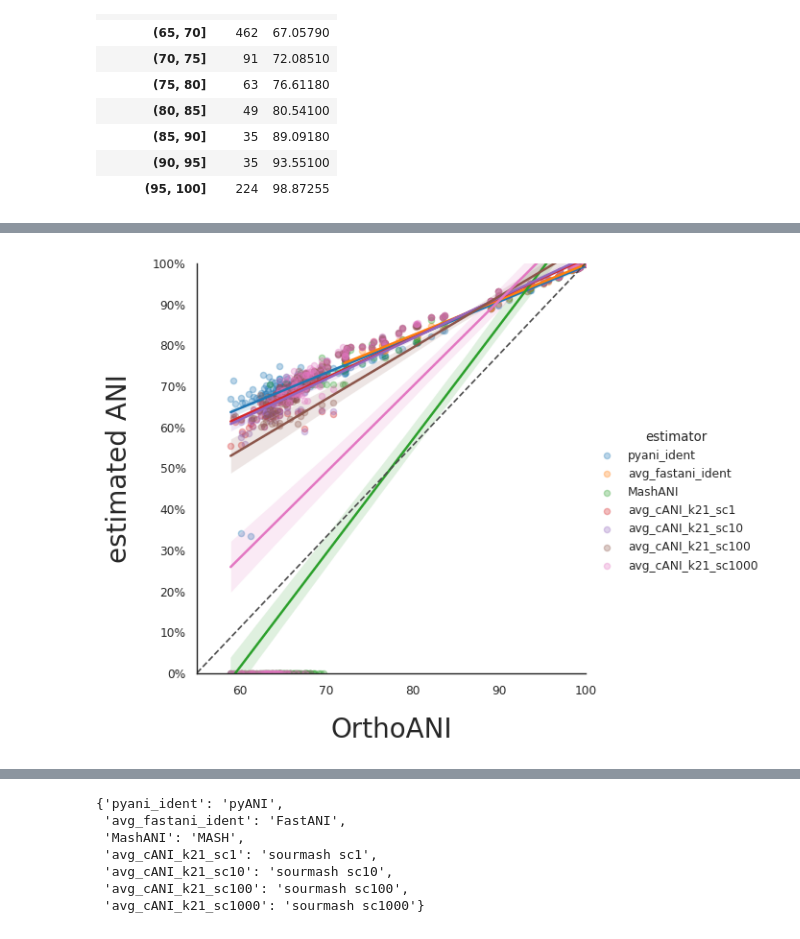
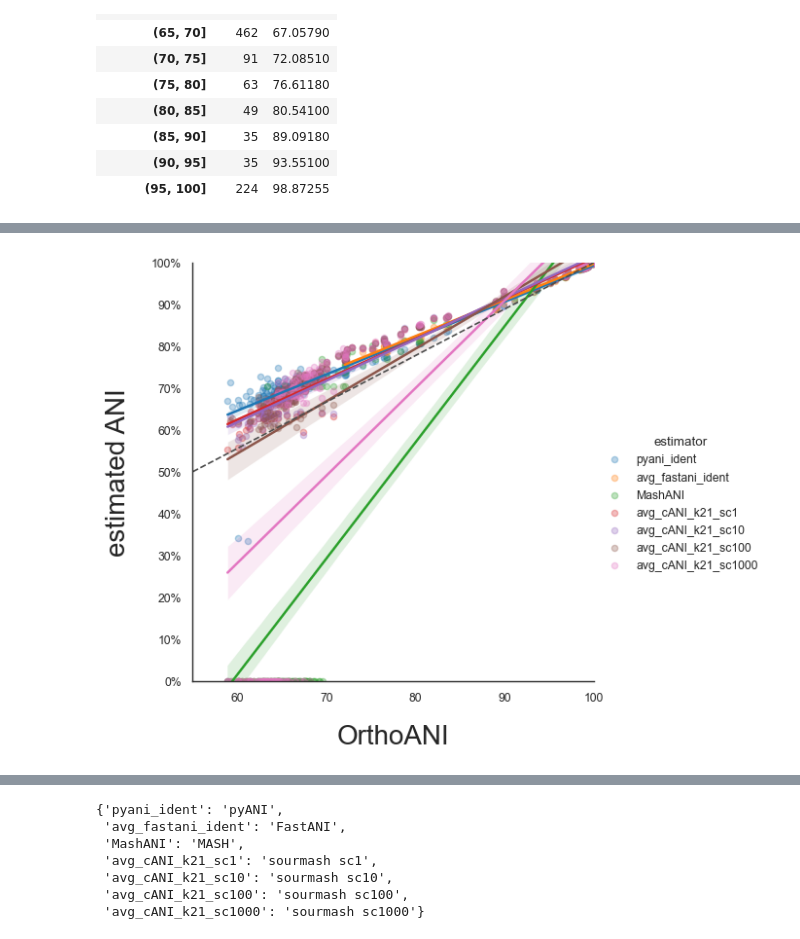
Before and after one commit to bluegenes/2022-focused-cani-comparisons, a Jupyter notebook: 05.plot-comparisons.ipynb, the cells around one changed output, grey strips where cells are left out. Saved outputs shown, nothing was run; the diff lists cells and outputs as text; code cells hidden in the pictures.

```diff
--- a/05.plot-comparisons.ipynb
+++ b/05.plot-comparisons.ipynb
@@ -97,30 +97,30 @@ melted.groupby('estimator').agg(lambda ANI_nz: ANI_nz.eq(0).sum())
 # %%
 # lmplot, including the zeroes
 sns.set_style("white")
 #with sns.plotting_context("paper", font_scale=1.7,rc={"font.size":25,"axes.titlesize":20,"axes.labelsize":20}):
 
 g=sns.lmplot(data=melted,x="orthoANI_value", y="ANI", hue="estimator", scatter_kws={"s": 20, "alpha":0.3})
     #lgd=g.legend(bbox_to_anchor=(1.05, 1), loc=2, borderaxespad=0.)
     #plt.gcf().set_size_inches(11, 7)
     #g.set(xlim=(65, 100), ylim=(0.65, 1))
 xlim=(55, 100)#None
 ylim= (0, 1)
 for ax in g.fig.axes:
     ax.set(xlim=xlim, ylim=ylim)
-    ax.plot(xlim, ylim, ls="--", c=".3")
+    ax.plot(xlim, (0.5, 1), ls="--", c=".3")
     ax.xaxis.set_major_locator(ticker.MultipleLocator(10))
     ax.yaxis.set_major_locator(ticker.MultipleLocator(0.1))
     ax.yaxis.set_major_formatter(ticker.PercentFormatter(xmax=1,decimals=0))
     #ax.xaxis.set_major_formatter(ticker.PercentFormatter(xmax=1,decimals=0))
 plt.xlabel("OrthoANI", size=20, labelpad=15)
 plt.ylabel("estimated ANI", size=20, labelpad=15)
 fig = g.fig
     #g.fig.suptitle('ANI estimation (k21) vs ANIb', fontsize=25)#, pad=20)
       #plt.subplots_adjust(top=0.8)
     #fig.savefig("ANI-vs-ANIb.corr.k31.scaled1.pdf",bbox_inches='tight')
     #fig.savefig("ANI-vs-ANIb.corr.k31.scaled1.png",bbox_inches='tight')
 # %% [output]
-[figure, old version]
+[figure, new version]
 # %%
 # plot just the non-zero values
 g=sns.lmplot(data=melted,x="orthoANI_value", y="ANI_nz", hue="estimator")
```
Also changed, not shown: parts of 3 cells of this notebook.
